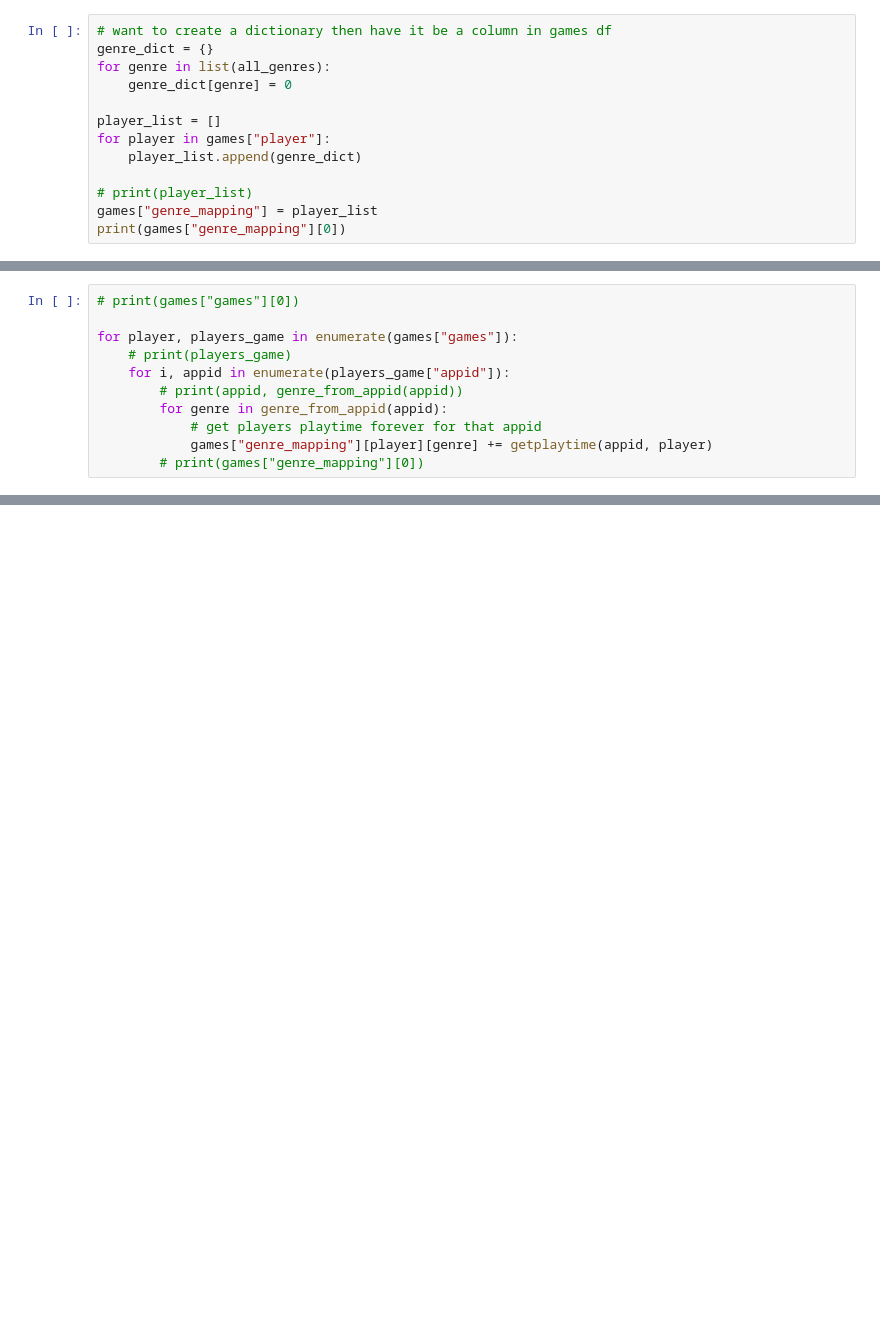
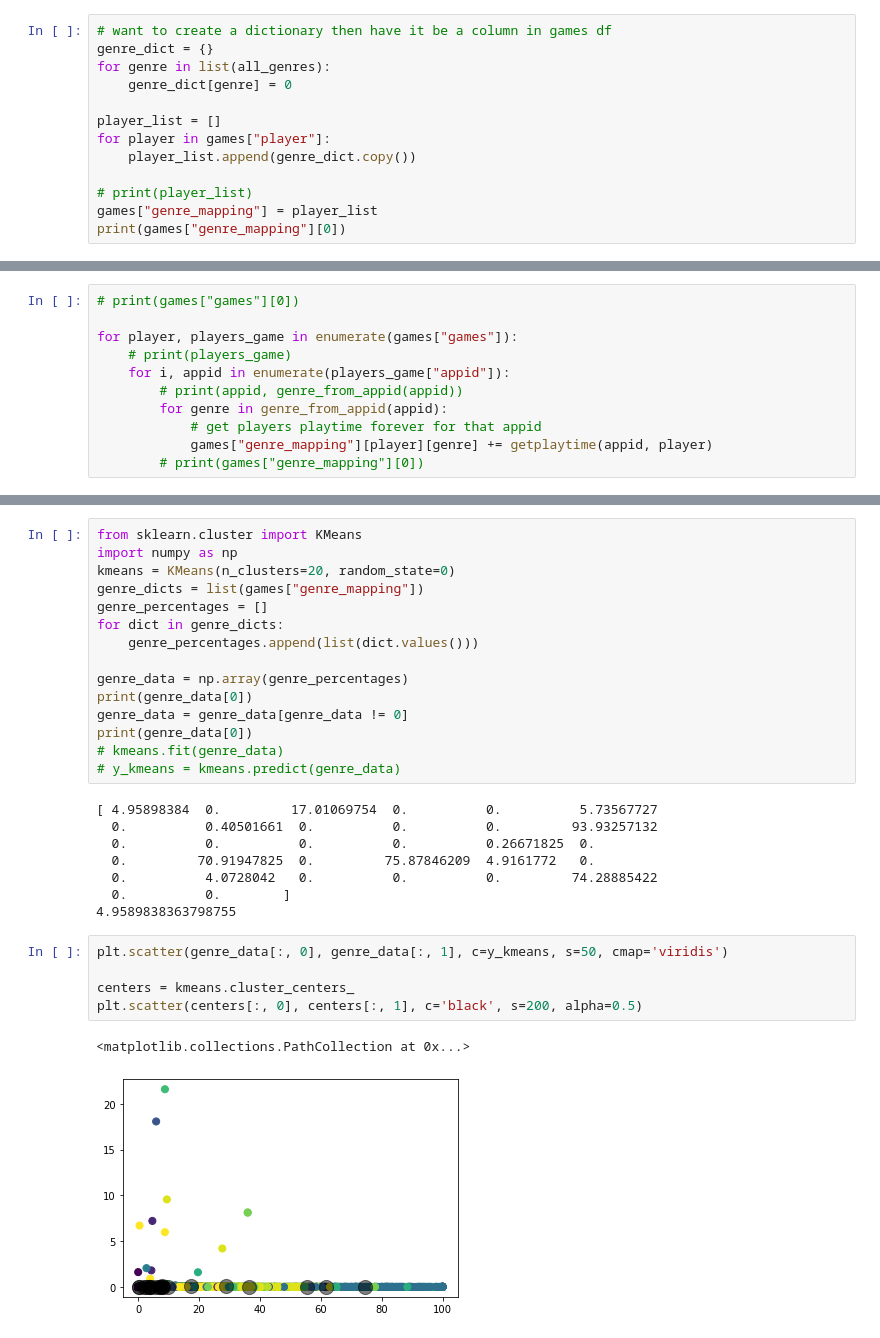
Before and after one commit to Phytolizer/csce320-final-project, a Jupyter notebook: analysis.ipynb, the cells around one changed output, grey strips where cells are left out. Drawn from its saved outputs; the diff is of its cells as text; blank space fills up the shorter version.

Commit message:
initial kmeans clustering

```diff
--- a/analysis.ipynb
+++ b/analysis.ipynb
@@ -125,7 +125,7 @@ for genre in list(all_genres):
 
 player_list = []
 for player in games["player"]:
-    player_list.append(genre_dict)
+    player_list.append(genre_dict.copy())
 
 # print(player_list)
 games["genre_mapping"] = player_list
@@ -162,0 +157,31 @@ SyntaxError: invalid syntax (<ipython-input-20-c79136e1a12a>, line 1)
+# %%
+from sklearn.cluster import KMeans
+import numpy as np
+kmeans = KMeans(n_clusters=20, random_state=0)
+genre_dicts = list(games["genre_mapping"])
+genre_percentages = []
+for dict in genre_dicts:
+    genre_percentages.append(list(dict.values()))
+
+genre_data = np.array(genre_percentages)
+print(genre_data[0])
+genre_data = genre_data[genre_data != 0]
+print(genre_data[0])
+# kmeans.fit(genre_data)
+# y_kmeans = kmeans.predict(genre_data)
+# %% [output]
+[ 4.95898384  0.         17.01069754  0.          0.          5.73567727
+  0.          0.40501661  0.          0.          0.         93.93257132
+  0.          0.          0.          0.          0.26671825  0.
+  0.         70.91947825  0.         75.87846209  4.9161772   0.
+  0.          4.0728042   0.          0.          0.         74.28885422
+  0.          0.        ]
+4.9589838363798755
+# %%
+plt.scatter(genre_data[:, 0], genre_data[:, 1], c=y_kmeans, s=50, cmap='viridis')
+
+centers = kmeans.cluster_centers_
+plt.scatter(centers[:, 0], centers[:, 1], c='black', s=200, alpha=0.5)
+# %% [output]
+<matplotlib.collections.PathCollection at 0x...>
+[figure, added]
```
Also changed, not shown: parts of 2 cells of this notebook.
